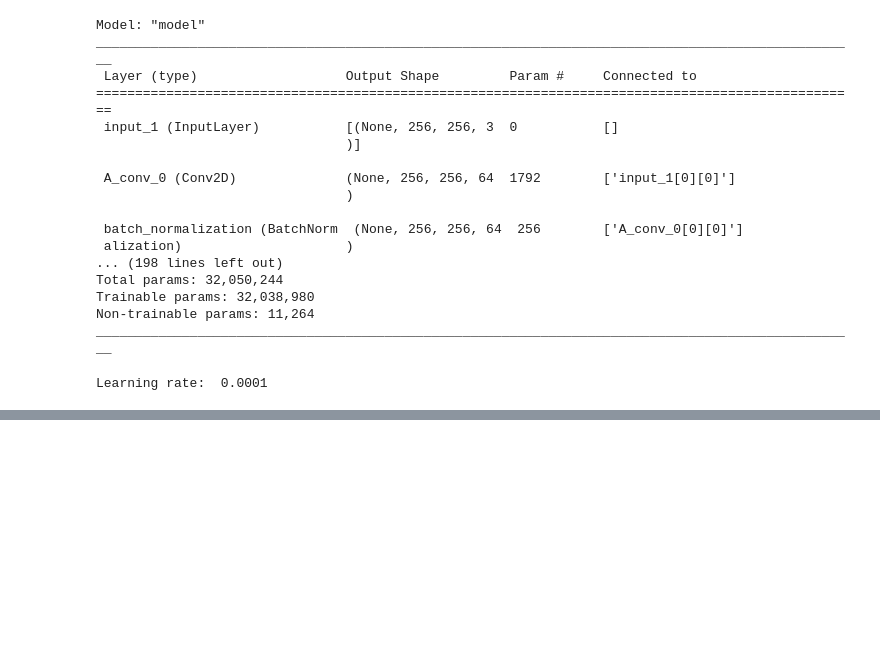
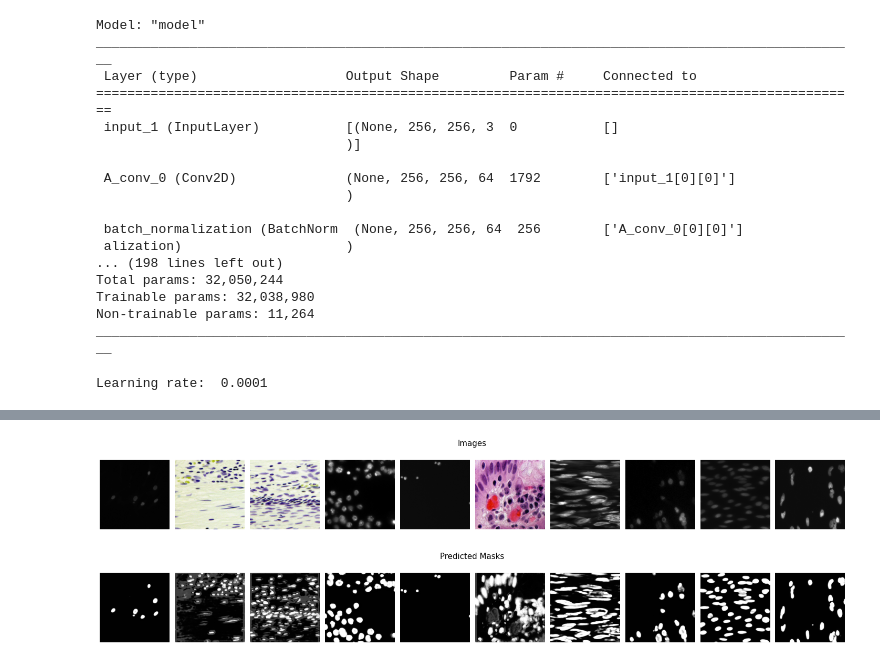
Before and after one commit to Curovearth/Cell-Segmentation, a Jupyter notebook: Cell_Segmentation_.ipynb, the cells around one changed output, grey strips where cells are left out. Drawn from its saved outputs; the diff is of its cells as text; code cells hidden in the pictures; blank space fills up the shorter version.

```diff
--- a/Cell_Segmentation_.ipynb
+++ b/Cell_Segmentation_.ipynb
@@ -644,0 +791,2 @@ history = model.fit(
+# %%
+ test_image_files = [os.path.join('/content/drive/MyDrive/LSM and TARP /Cell Segmentation Data/test', i) for i in os.listdir('/content/drive/MyDrive/LSM and TARP /Cell Segmentation Data/test')]
@@ -644,0 +836,34 @@ history = model.fit(
+# %%
+test_generator = Test_Generator(test_image_files, 1)
+
+x_test = []
+p_test = []
+
+for x in test_generator:
+  p = model.predict(x)
+  x_test.append(np.squeeze(x, 0))
+  p_test.append(np.squeeze(p, 0))
+
+x_test = np.array(x_test) # Image
+p_test = np.array(p_test) # Predicted mask
+# %%
+fig, axes = plt.subplots(1, 10, figsize=(20,3))
+fig.suptitle('Images', fontsize=15)
+axes = axes.flatten()
+for img, ax in zip(x_test[:10], axes[:10]):
+    ax.imshow(img)
+    ax.axis('off')
+plt.tight_layout()
+plt.show()
+
+fig, axes = plt.subplots(1, 10, figsize=(20,3))
+fig.suptitle('Predicted Masks', fontsize=15)
+axes = axes.flatten()
+for img, ax in zip(p_test[:10], axes[:10]):
+    ax.imshow(np.squeeze(img, -1), cmap='gray')
+    ax.axis('off')
+plt.tight_layout()
+plt.show()
+# %% [output]
+[figure, added]
+[figure, added]
```
Also changed, not shown: parts of 14 cells of this notebook.
